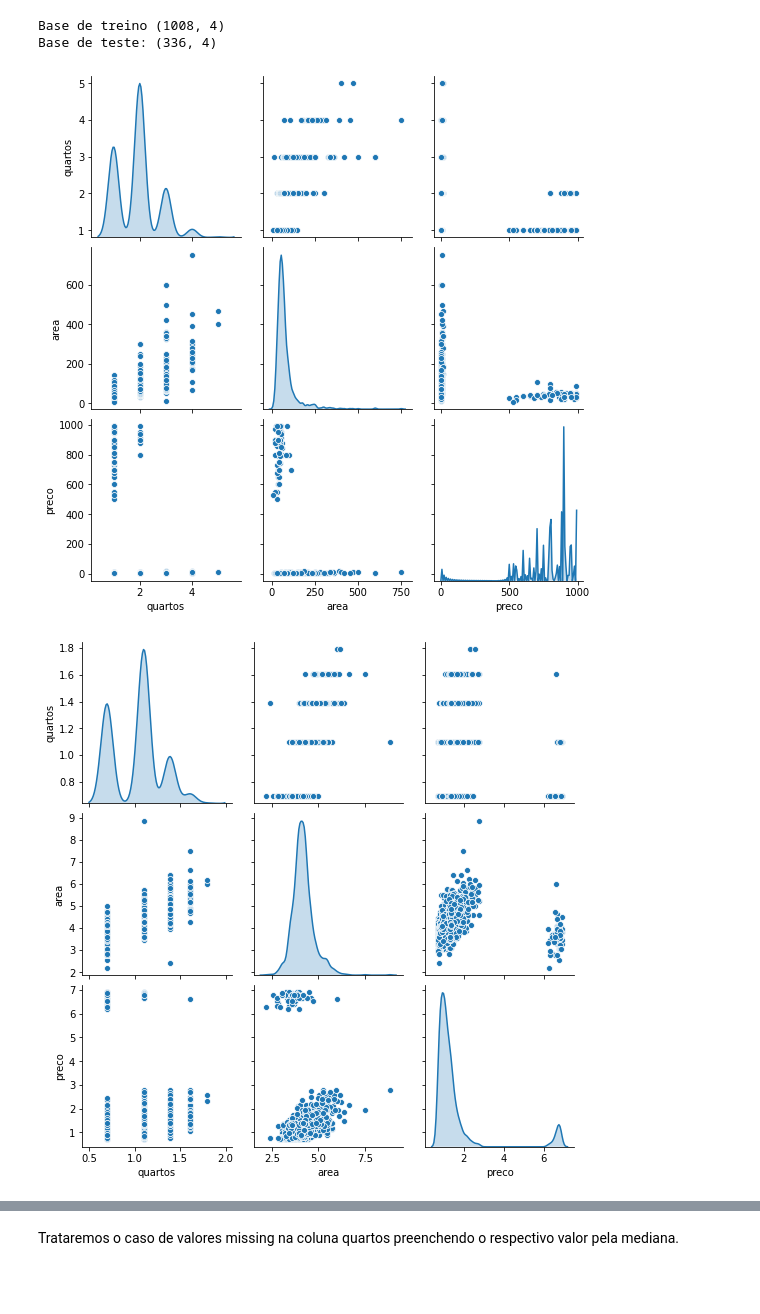
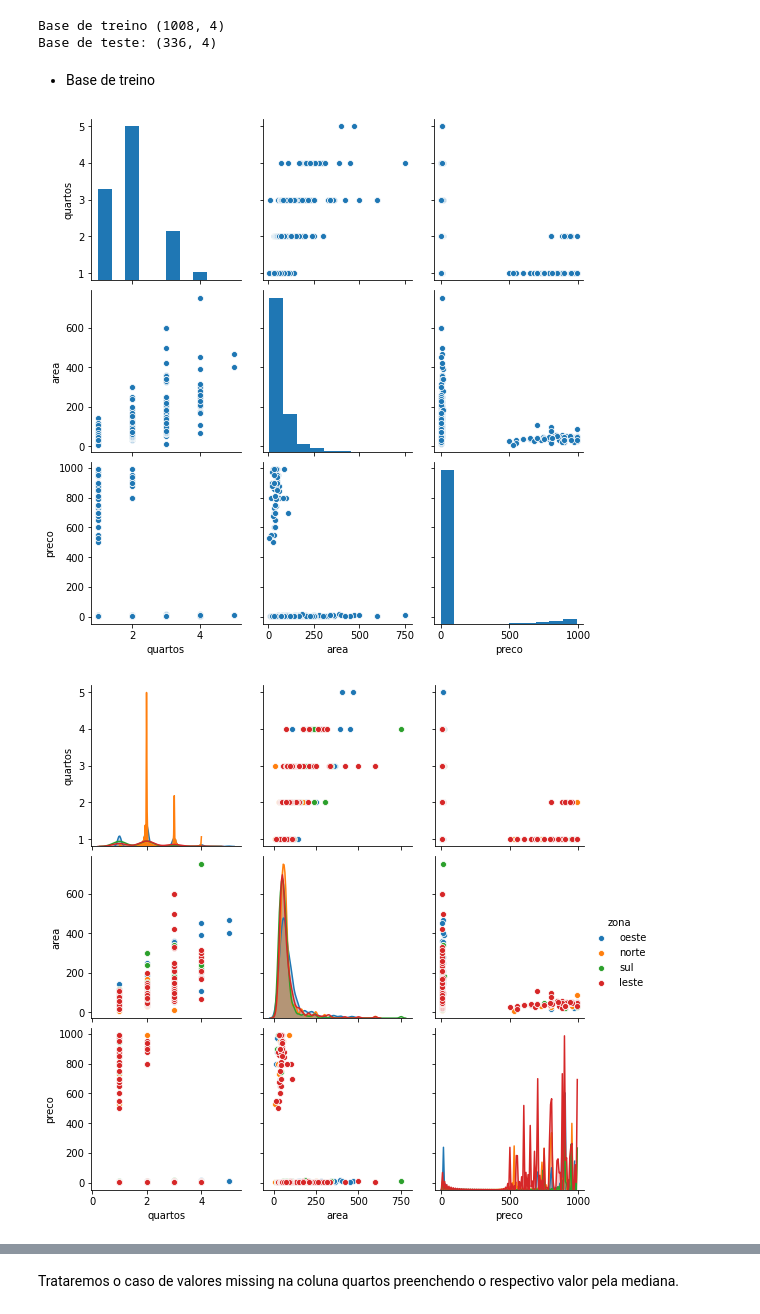
Before and after one commit to EduardoCampos1978/calculadora-de-aluguel, a Jupyter notebook: analise_exploratoria.ipynb, the cells around one changed output, grey strips where cells are left out. Drawn from its saved outputs; the diff is of its cells as text; code cells hidden in the pictures; blank space fills up the shorter version.

```diff
--- a/analise_exploratoria.ipynb
+++ b/analise_exploratoria.ipynb
@@ -78,17 +78,18 @@ print(f'Base de treino {treino.shape} \nBase de teste: {teste.shape}')
 # %% [output]
 Base de treino (1008, 4)
 Base de teste: (336, 4)
+# %% [markdown]
+- Base de treino
 # %%
 # Distplot com os dados originais
-sns.pairplot(data=treino, diag_kind='kde')
+sns.pairplot(data=treino)
 plt.show()
 # %% [output]
-[figure, old version]
+[figure, new version]
 # %%
-# Distplot com os dados em escala logarítmica
-colunas = df[['quartos', 'area', 'preco']]
-sns.pairplot(data=np.log1p(colunas), diag_kind='kde')
+# Distplot com os dados originais
+sns.pairplot(data=treino, hue='zona')
 plt.show()
 # %% [output]
-[figure, old version]
+[figure, new version]
 # %%
```
Also changed, not shown: parts of 11 cells of this notebook.
